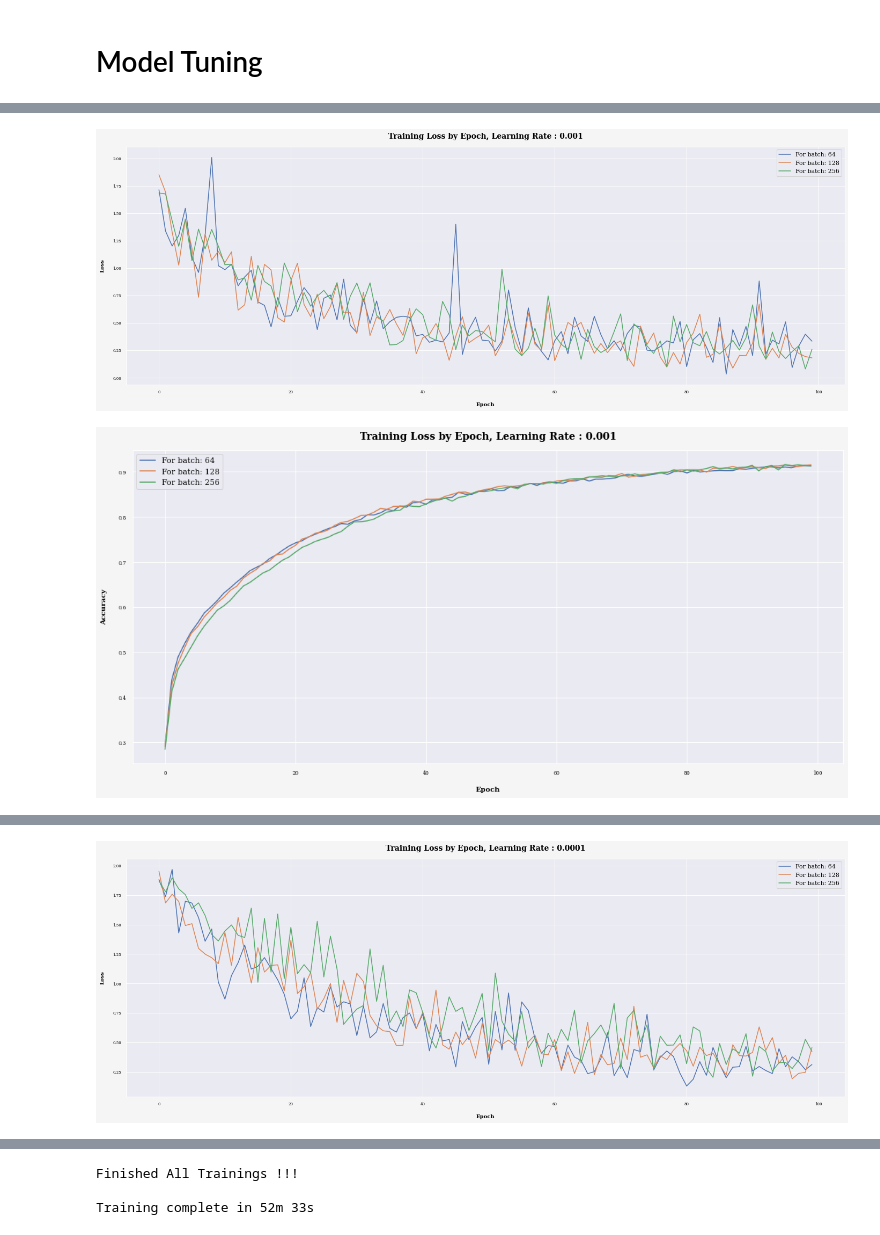
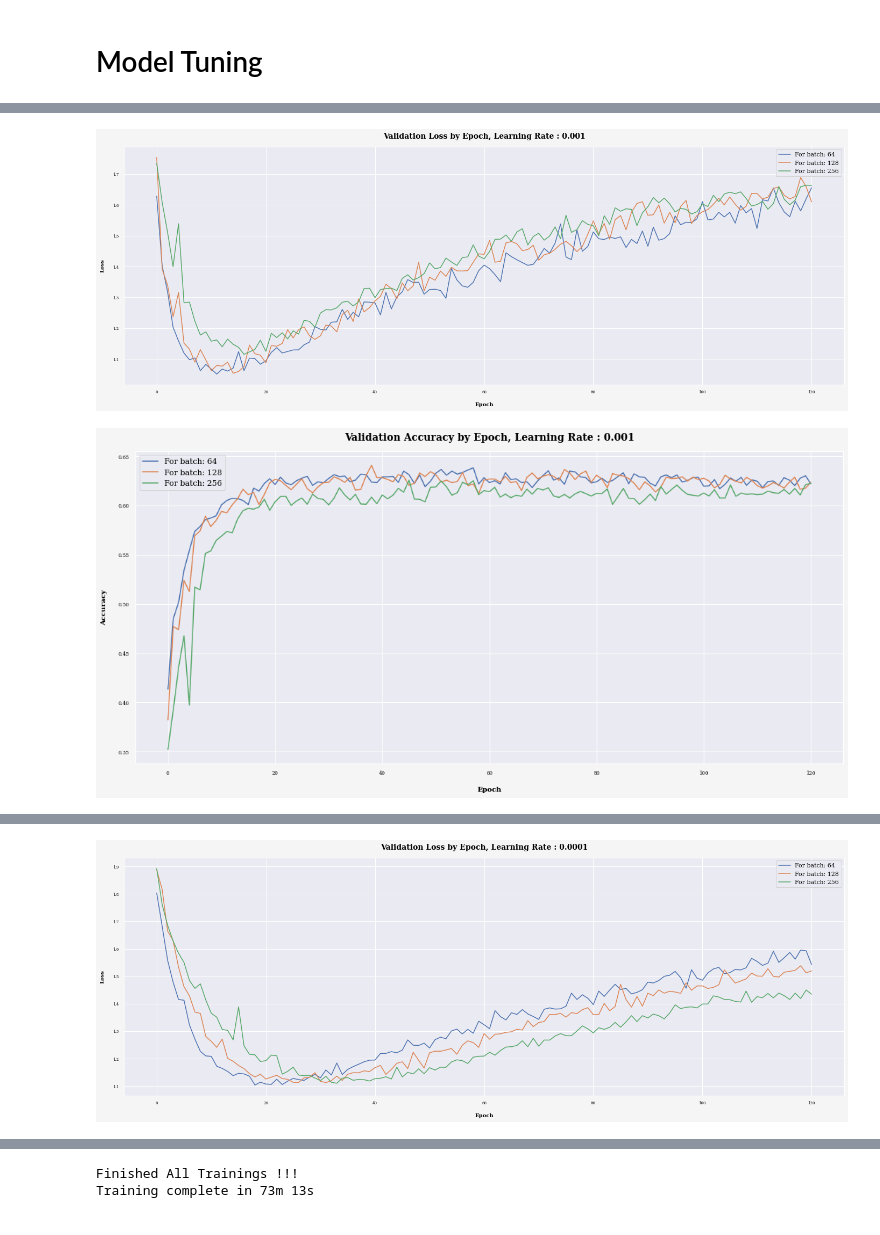
Before and after one commit to emil-ayv/Emotion_Recognition_Project, a Jupyter notebook: emotion_pred.ipynb, the cells around one changed output, grey strips where cells are left out. Drawn from its saved outputs; the diff is of its cells as text; code cells hidden in the pictures.

```diff
--- a/emotion_pred.ipynb
+++ b/emotion_pred.ipynb
@@ -755,16 +760,15 @@ def tuning_model(model, optimizer, criterion, epochs, batch_sizes, learning_rate
 # %%
 # Hyperparameters
 LEARNING_RATE = [0.001, 1e-04, 1e-05]
-EPOCHS = 100
+EPOCHS = 121
 BATCH_SIZE = [64, 128, 256]
 WEIGHTS = torch.tensor([1.0, 5.0, 1.0, 0.9, 1.0, 1.8, 1.0], dtype=torch.float).to(device)
 
 # Model
 model = ConvNet().to(device)
-# optimizer = torch.optim.Adam(model.parameters(), lr=LEARNING_RATE)
 criterion = nn.CrossEntropyLoss(weight=WEIGHTS)
 
 # Training
-tuning_model(model, optimizer, criterion, EPOCHS, BATCH_SIZE, LEARNING_RATE)
+tuning_model(model, criterion, EPOCHS, BATCH_SIZE, LEARNING_RATE)
 # %% [output]
 For Learning Rate: 0.001
@@ -786,4 +790,4 @@ Training complete in 17m 31s
 Ploting Losses and Accuracies
-[figure, old version]
+[figure, new version]
-[figure, old version]
+[figure, new version]
 For Learning Rate: 0.0001
@@ -805,2 +809,2 @@ Training complete in 35m 1s
 Ploting Losses and Accuracies
-[figure, old version]
+[figure, new version]
@@ -827,3 +831,2 @@ Ploting Losses and Accuracies
 Finished All Trainings !!!
-
-Training complete in 52m 33s
+Training complete in 73m 13s
```
Also changed, not shown: parts of 7 cells of this notebook.
